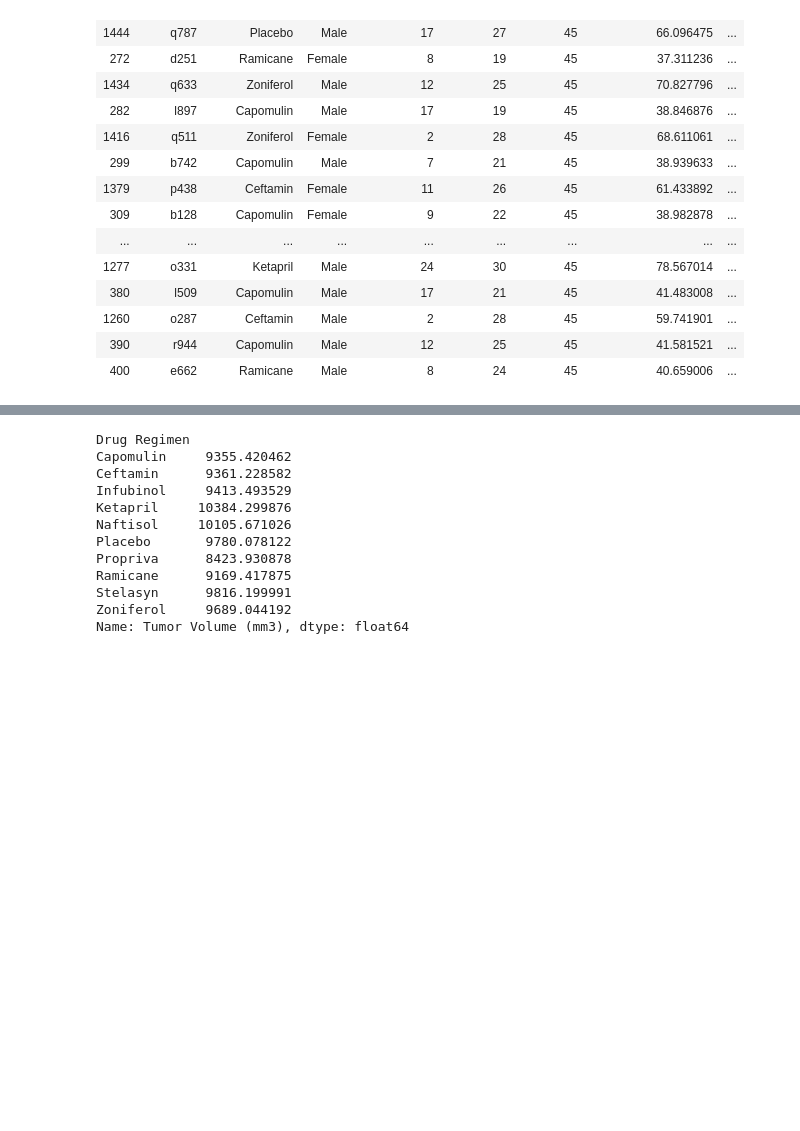
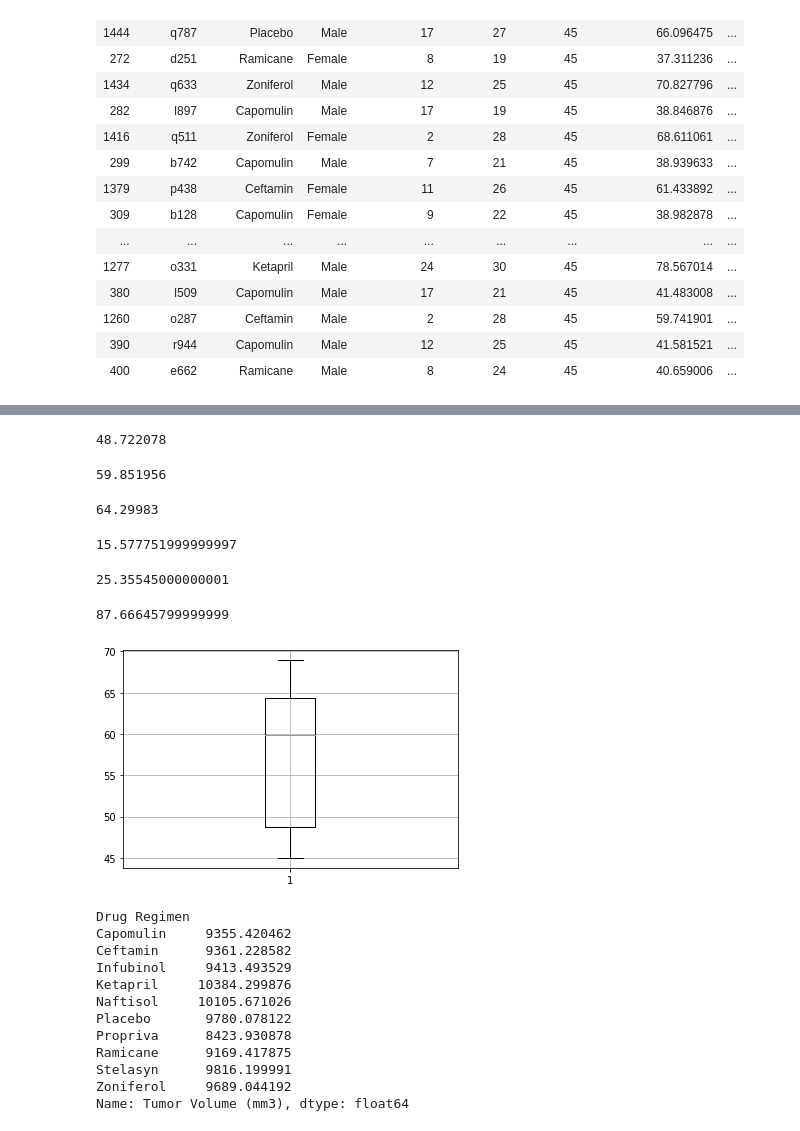
Before and after one commit to KFrench/Matplotlib-Challenge, a Jupyter notebook: Data-checkpoint.ipynb, the cells around one changed output, grey strips where cells are left out. Cells and saved outputs as stored; diff of their text form; code cells hidden in the pictures; blank space fills up the shorter version.

```diff
--- a/Data-checkpoint.ipynb
+++ b/Data-checkpoint.ipynb
@@ -256,0 +579,62 @@ final_df.head(25)
+# %%
+ceft_list=[45
+,45
+,45
+,45
+,46.784535
+,47.784682
+,48.722078
+,52.925348
+,55.742829
+,56.057749
+,57.918381
+,59.741901
+,59.851956
+,61.38666
+,61.433892
+,61.849023
+,62.999356
+,64.192341
+,64.29983
+,64.634949
+,64.729837
+,67.527482
+,67.748662
+,68.594745
+,68.923185]
+# %%
+q1ceft=np.percentile(ceft_list,25)
+q1ceft
+# %% [output]
+48.722078
+# %%
+q2ceft=np.percentile(ceft_list,50)
+q2ceft
+# %% [output]
+59.851956
+# %%
+q3ceft=np.percentile(ceft_list,75)
+q3ceft
+# %% [output]
+64.29983
+# %%
+iqr_ceft=q3ceft-q1ceft
+iqr_ceft
+# %% [output]
+15.577751999999997
+# %%
+ceft_low=q1ceft - (1.5 * iqr_ceft)
+ceft_low
+# %% [output]
+25.35545000000001
+# %%
+ceft_up=q3ceft + (1.5*iqr_ceft)
+ceft_up
+# %% [output]
+87.66645799999999
+# %%
+plt.boxplot(ceft_list)
+plt.grid()
+plt.show()
+# %% [output]
+[figure, added]
```
Also changed, not shown: parts of 45 cells of this notebook.
